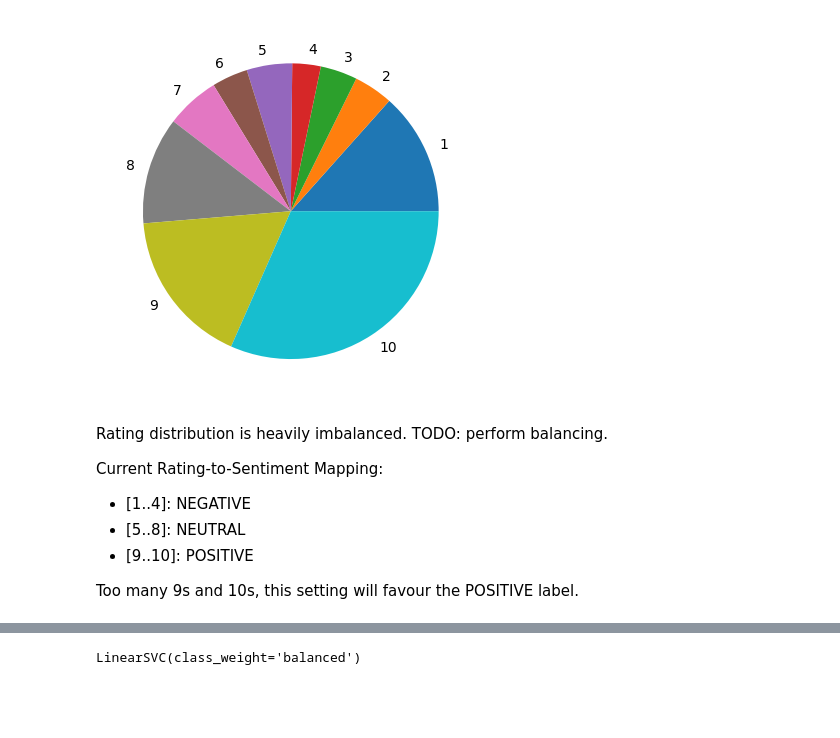
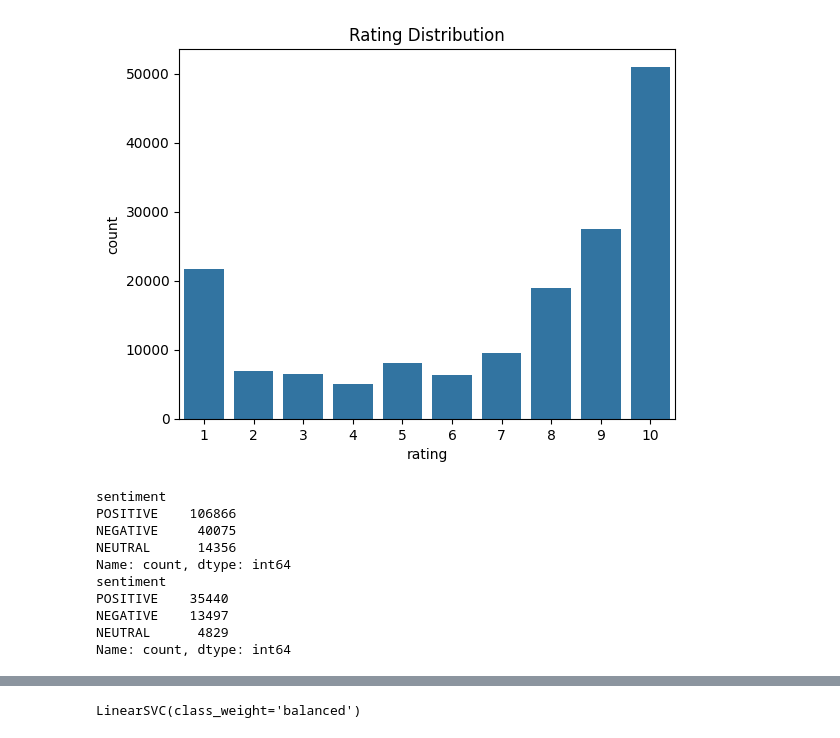
Before and after one commit to aronwilbert/COMP8420-Group-L-Healthcare, a Jupyter notebook: sentiment-analysis/drugs-review-sentiment.ipynb, the cells around one changed output, grey strips where cells are left out. Drawn from its saved outputs; the diff is of its cells as text; code cells hidden in the pictures; blank space fills up the shorter version.

```diff
--- a/sentiment-analysis/drugs-review-sentiment.ipynb
+++ b/sentiment-analysis/drugs-review-sentiment.ipynb
@@ -52,23 +37,9 @@ drugs_train
-# %%
-rating_dist = drugs_train['rating'].value_counts().to_dict()
-
-rating_levels = list(range(1, 11))
-rating_counts = [rating_dist[s] for s in rating_levels]
-
-fig, ax = plt.subplots()
-ax.pie(rating_counts, labels = list(map(str, rating_levels)))
-plt.show()
-# %% [output]
-[figure, removed]
-# %% [markdown]
-Rating distribution is heavily imbalanced. TODO: perform balancing.
-
-Current Rating-to-Sentiment Mapping:
-- \[1..4\]: NEGATIVE
-- \[5..8\]: NEUTRAL
-- \[9..10\]: POSITIVE
-
-Too many 9s and 10s, this setting will favour the POSITIVE label.
+# %%
+sns.countplot(data=drugs_train, x="rating")
+plt.title("Rating Distribution")
+plt.show()
+# %% [output]
+[figure, added]
 # %%
 SENTIMENT_LABEL_MAP = {
     0: 'NEGATIVE',
@@ -79,11 +50,25 @@ SENTIMENT_LABEL_MAP = {
 def rating_to_label(rating):
     rating = int(rating)
     if 1 <= rating <= 4:
-        return 0
-    elif 5 <= rating <= 8:
-        return 1
+        return 0 #NEGATIVE
+    elif 5 <= rating <= 6:
+        return 1 # NEUTRAL
     else:
-        return 2
+        return 2 # POSITIVE
 
 drugs_train['sentiment'] = drugs_train['rating'].map(rating_to_label)
 drugs_test['sentiment'] = drugs_test['rating'].map(rating_to_label)
+
+print(drugs_train["sentiment"].map(SENTIMENT_LABEL_MAP).value_counts())
+print(drugs_test["sentiment"].map(SENTIMENT_LABEL_MAP).value_counts())
+# %% [output]
+sentiment
+POSITIVE    106866
+NEGATIVE     40075
+NEUTRAL      14356
+Name: count, dtype: int64
+sentiment
+POSITIVE    35440
+NEGATIVE    13497
+NEUTRAL      4829
+Name: count, dtype: int64
```
Also changed, not shown: parts of 21 cells of this notebook, 1 other file.
